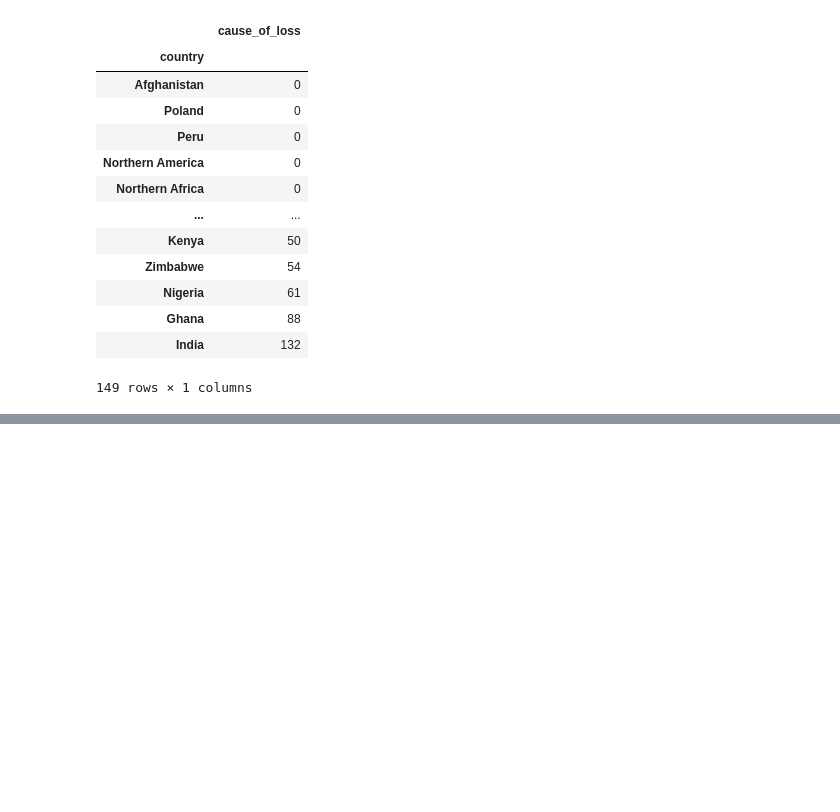
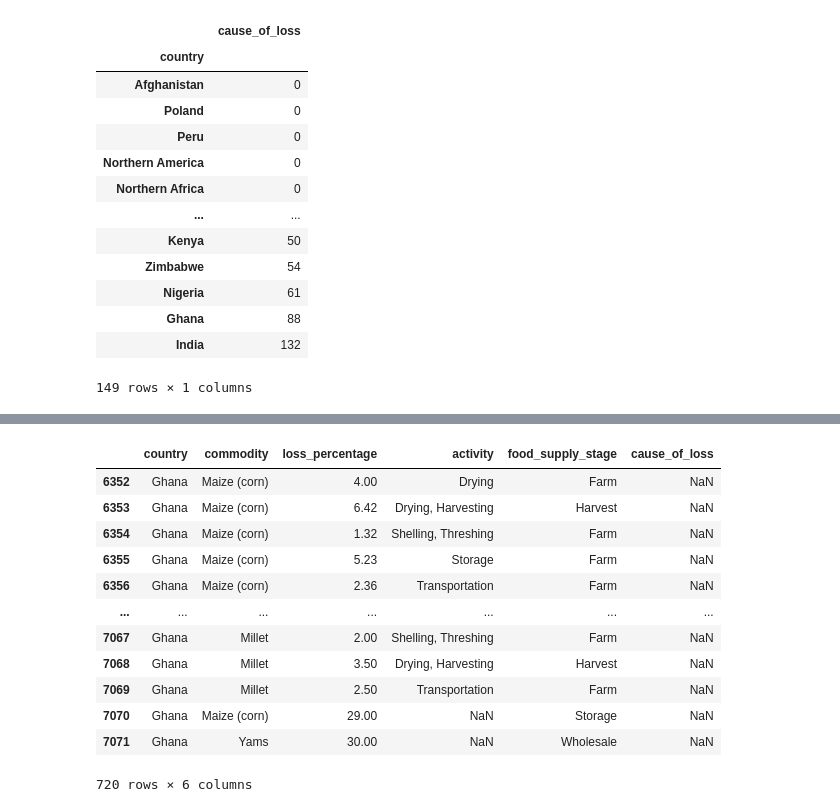
Before and after one commit to murathansygl/Food-Supply-Chain, a Jupyter notebook: module_3.ipynb, the cells around one changed output, grey strips where cells are left out. Drawn from its saved outputs; the diff is of its cells as text; code cells hidden in the pictures; blank space fills up the shorter version.

```diff
--- a/module_3.ipynb
+++ b/module_3.ipynb
@@ -98,0 +111,16 @@ word_cloud(df,"Ghana")
+# %%
+df[df.country=="Ghana"]
+# %% [output]
+|  | country | commodity | loss_percentage | activity | food_supply_stage | cause_of_loss |
+| 6352 | Ghana | Maize (corn) | 4.00 | Drying | Farm | NaN |
+| 6353 | Ghana | Maize (corn) | 6.42 | Drying, Harvesting | Harvest | NaN |
+| 6354 | Ghana | Maize (corn) | 1.32 | Shelling, Threshing | Farm | NaN |
+| 6355 | Ghana | Maize (corn) | 5.23 | Storage | Farm | NaN |
+| 6356 | Ghana | Maize (corn) | 2.36 | Transportation | Farm | NaN |
+| ... | ... | ... | ... | ... | ... | ... |
+| 7067 | Ghana | Millet | 2.00 | Shelling, Threshing | Farm | NaN |
+| 7068 | Ghana | Millet | 3.50 | Drying, Harvesting | Harvest | NaN |
+| 7069 | Ghana | Millet | 2.50 | Transportation | Farm | NaN |
+| 7070 | Ghana | Maize (corn) | 29.00 | NaN | Storage | NaN |
+| 7071 | Ghana | Yams | 30.00 | NaN | Wholesale | NaN |
+720 rows × 6 columns
```
Also changed, not shown: parts of 3 cells of this notebook, 4 other files.
